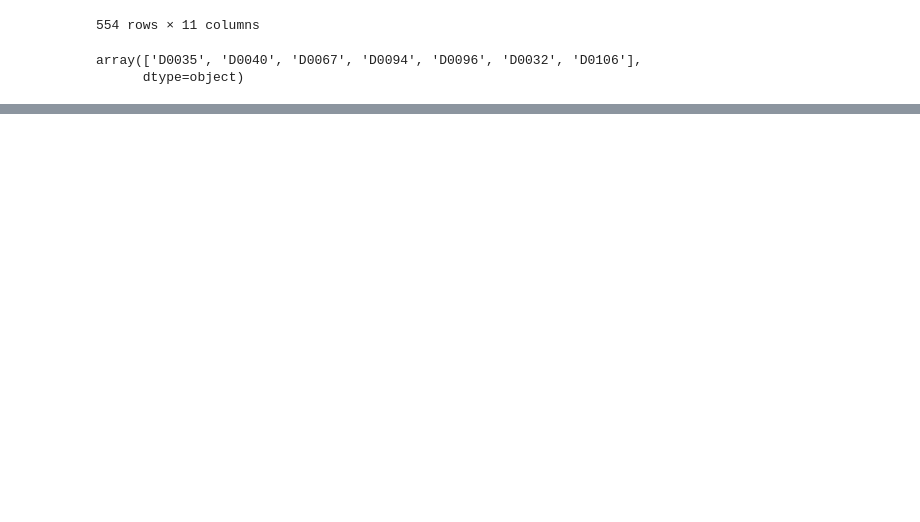
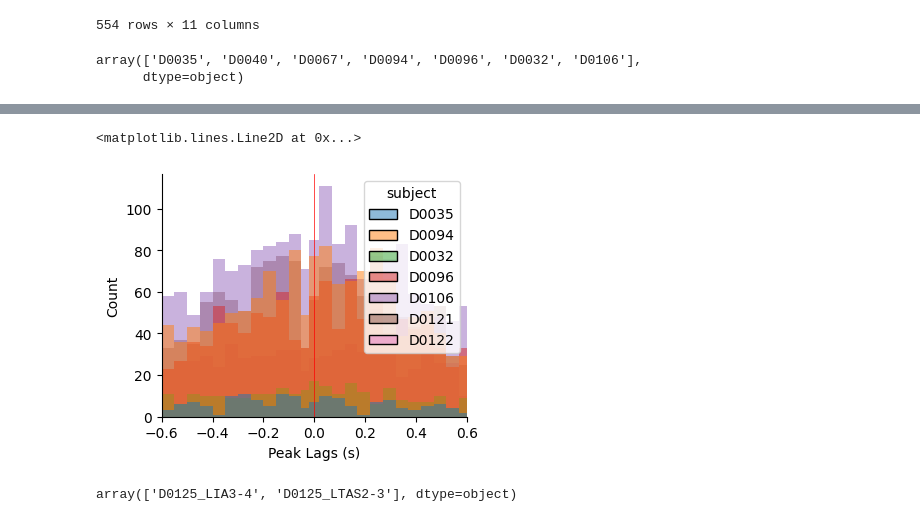
Before and after one commit to shinanlin/insula, a Jupyter notebook: notebooks/opercular.ipynb, the cells around one changed output, grey strips where cells are left out. Saved outputs shown, nothing was run; the diff lists cells and outputs as text; code cells hidden in the pictures; blank space fills up the shorter version.

```diff
--- a/notebooks/opercular.ipynb
+++ b/notebooks/opercular.ipynb
@@ -440,0 +491,10 @@ sns.lineplot(data=df, x='time', y='value', hue='roi', ax=ax)
+# %%
+oper_xcorrs = xcorrs[
+                    (xcorrs.target_label.str.contains('Opercular'))
+                     & (xcorrs.target_label.str.contains('lh'))
+                     & (xcorrs.source_label.str.contains('insular_short'))]
+
+# oper_xcorrs = xcorrs[(xcorrs.target_roi.str.contains('PrG'))
+#                      & (xcorrs.target_label.str.contains('lh'))
+#                      & (xcorrs.source_label.str.contains('insular_short'))]
+oper_xcorrs.head()
@@ -440,0 +519,7 @@ sns.lineplot(data=df, x='time', y='value', hue='roi', ax=ax)
+# %%
+oper_xcorrs = oper_xcorrs[
+    (~oper_xcorrs.source.isin(['D0106_LTAS2-3', 'D0125_LIA4-5',
+                                'D0122_LFAI3-4', 'D0035_LAI2-3',
+                                'D0125_LAI4-5', 'D0125_LAI3-4','D0125_LTAS3-4']))
+]
+oper_xcorrs.groupby(['subject', 'phase', 'description'])[['peak_val','peak_lag_s']].agg(['mean', 'std'])
@@ -440,0 +546,40 @@ sns.lineplot(data=df, x='time', y='value', hue='roi', ax=ax)
+# %%
+fig,ax = plt.subplots(1,1, figsize=(10*cm, 8*cm))
+
+# sns.histplot(
+#     oper_xcorrs[(oper_xcorrs.description=='Repeat') & (oper_xcorrs.phase=='Response')],
+#     x='peak_lag_s',
+#     hue='subject',
+#     binwidth=0.05,
+#     ax=ax,
+# )
+
+center = 0.02  # 2 ms (seconds)
+edges = np.r_[
+    np.arange(-0.6, -center, 0.05),
+    -center, center,
+    np.arange(center, 0.6 + 0.05, 0.05),
+]
+
+sns.histplot(data=oper_xcorrs[(oper_xcorrs.description=='Repeat')
+                              & (oper_xcorrs.phase=='Response')
+                              & (oper_xcorrs.subject!='D0125')
+                              & (~oper_xcorrs.source.isin(['D0106_LTAS2-3', 'D0125_LIA4-5',
+                                                           'D0122_LFAI3-4', 'D0035_LAI2-3',
+                                                           'D0125_LAI4-5', 'D0125_LAI3-4','D0125_LTAS3-4']))],
+             x="peak_lag_s",
+             hue="subject", bins=edges, ax=ax)
+
+ax.set_xlim(-0.6, 0.6)
+ax.set_xlabel('Peak Lags (s)')
+sns.despine()
+ax.axvline(x=0., color='r', lw=0.5)
+# ax.set_xlim(0, 0.5)
+# %% [output]
+<matplotlib.lines.Line2D at 0x...>
+[figure, added]
+# %%
+oper_xcorrs[(oper_xcorrs.description=='Repeat') & (oper_xcorrs.phase=='Response')
+                              & (oper_xcorrs.subject=='D0125')].source.unique()
+# %% [output]
+array(['D0125_LIA3-4', 'D0125_LTAS2-3'], dtype=object)
```
Also changed, not shown: parts of 14 cells of this notebook, 12 other files.
